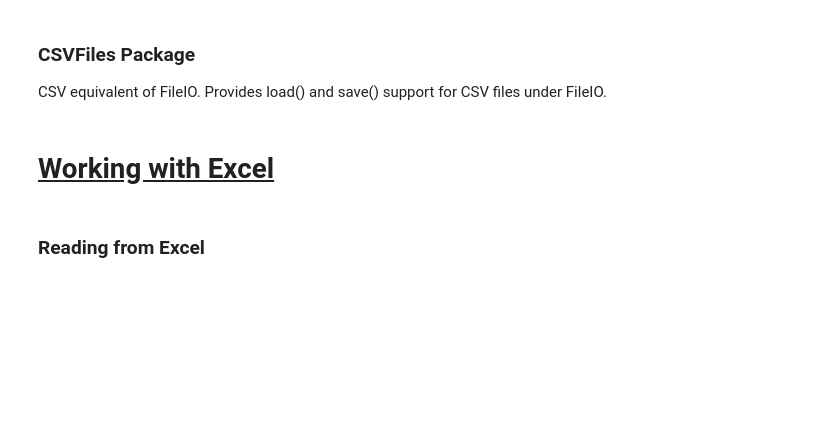
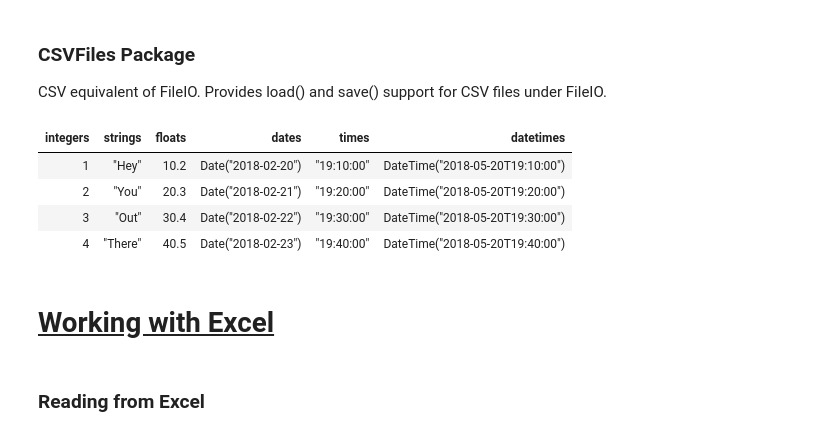
Before and after one commit to jamescormack/Julia-IO-Workshop, a Jupyter notebook: Julia-File-IO.ipynb, the cells around one changed output. Drawn from its saved outputs; the diff is of its cells as text; code cells hidden in the pictures; blank space fills up the shorter version.

```diff
--- a/Julia-File-IO.ipynb
+++ b/Julia-File-IO.ipynb
@@ -524,27 +602,25 @@ animals_table = CSV.read("animals_price.csv", DataFrame)
 
 CSV equivalent of FileIO. Provides load() and save() support for CSV files under FileIO.
 # %%
+using Pkg; Pkg.add("CSVFiles"); Pkg.add("DataTables")
 using CSVFiles, DataFrames, DataTables, IndexedTables, TimeSeries, Temporal, Gadfly
 
-df = DataFrame(load("data.csv"))
+save("data.csv", df)
+save(File(format"CSV", "data.csv.gz"), df)
+
+df2 = DataFrame(load("data.csv"))
 
 # Load gzipped csv directly into dataframe
 df = DataFrame(load(File(format"CSV", "data.csv.gz")))
 
 # Load into a DataTable
 dt = DataTable(load("data.csv"))
-
-# Load into an IndexedTable
-it = IndexedTable(load("data.csv"))
-
-# Load into a TimeArray
-ta = TimeArray(load("data.csv"))
-
-# Load into a TS
-ts = TS(load("data.csv"))
-
-# Plot directly with Gadfly
-plot(load("data.csv"), x=:a, y=:b, Geom.line)
+# %% [output]
+| integers | strings | floats | dates | times | datetimes |
+| 1 | "Hey" | 10.2 | Date("2018-02-20") | "19:10:00" | DateTime("2018-05-20T19:10:00") |
+| 2 | "You" | 20.3 | Date("2018-02-21") | "19:20:00" | DateTime("2018-05-20T19:20:00") |
+| 3 | "Out" | 30.4 | Date("2018-02-22") | "19:30:00" | DateTime("2018-05-20T19:30:00") |
+| 4 | "There" | 40.5 | Date("2018-02-23") | "19:40:00" | DateTime("2018-05-20T19:40:00") |
 # %% [markdown]
 # <span style="text-decoration: underline">Working with Excel</span> #
 # %% [markdown]
```
Also changed, not shown: parts of 24 cells of this notebook, 2 other files.
